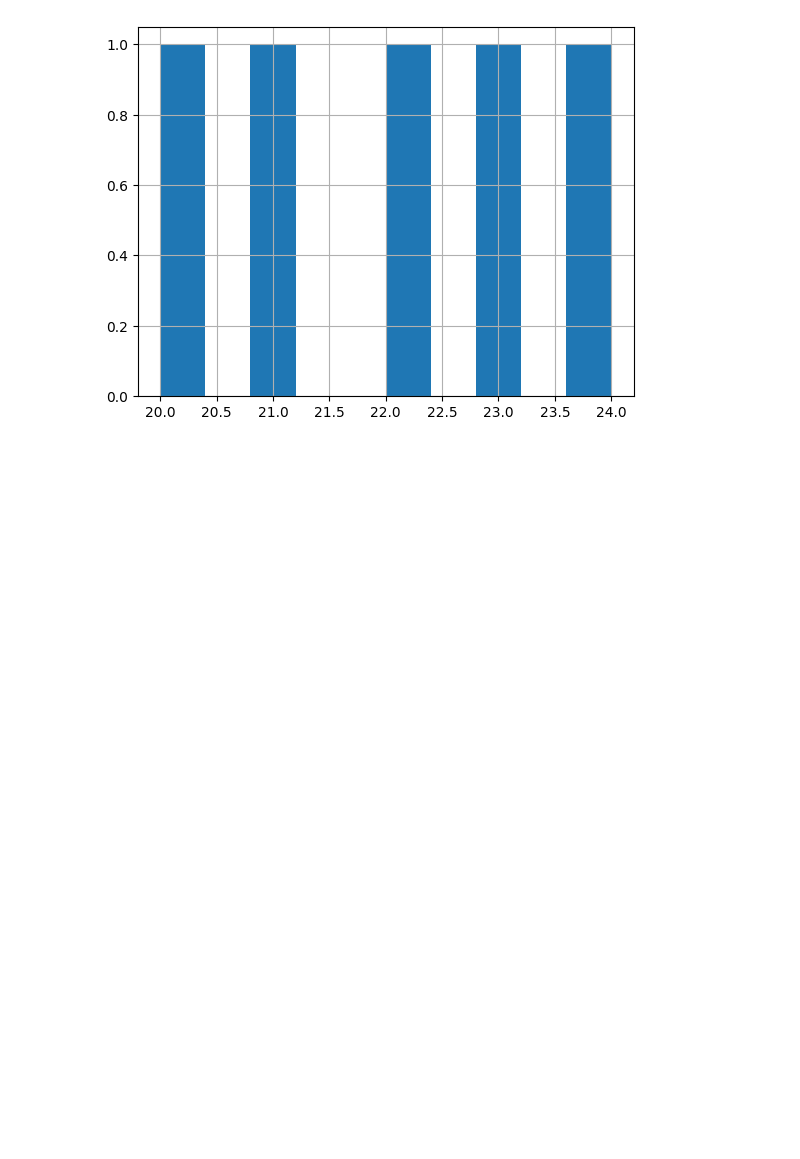
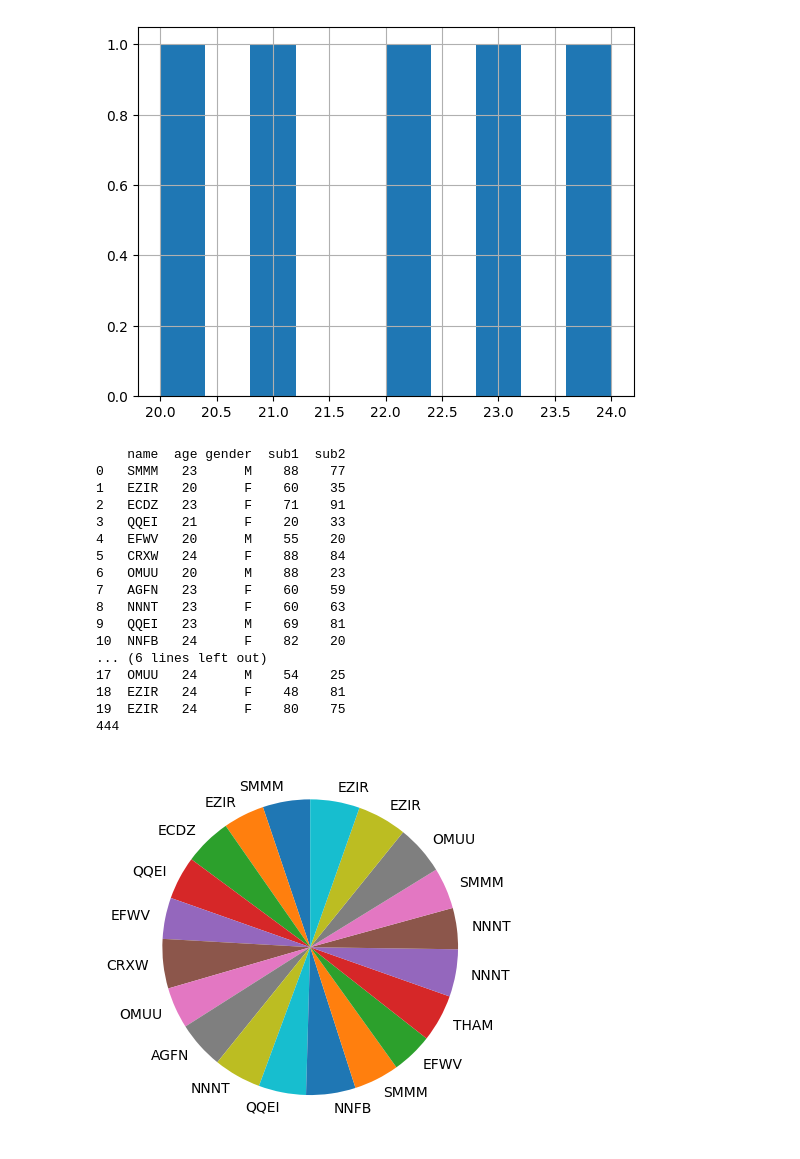
Before and after one commit to danush02/python_codes_Thamizhanbu, a Jupyter notebook: pandasCode.ipynb, the cells around one changed output. Saved outputs shown, nothing was run; the diff lists cells and outputs as text; code cells hidden in the pictures; blank space fills up the shorter version.

```diff
--- a/pandasCode.ipynb
+++ b/pandasCode.ipynb
@@ -107,0 +128,51 @@ af['age'].hist()
+# %%
+import pandas as pd
+import matplotlib.pyplot as plt
+
+def fileGenPandas(fileName,age):
+    df=pd.read_csv(fileName)
+    result=df[df["age"]>int(age)]
+    #print(result["name"])
+    #df["sub3"]=[10,20,30,40,50,60]#new column
+
+    print(df)
+    sum=0
+    for i in df["age"]:
+        sum+=i
+    print(sum)
+    #plt.bar(df["name"],df["age"])
+    #plt.plot(df["name"],df["age"])
+    plt.pie(df["age"],labels=df["name"],autopct='%1.1f%%',startangle=90)
+    #plt.xlabel('name')
+    #plt.ylabel('age')
+    #plt.show()
+# %%
+classDetails={"name":['STUT','THAM','RQZQ','JNEJ','CIRE','NNNT','SNJS','JUHG','QQEI','SMMM','WMZM','OMUU','EFWV','CRXW','JCKO','ECDZ','NNFB','EZIR','AGFN'],
+              "age":[23,24,24,23,23,23,24,20,23,20,20,21,21,24,22,25,20,24,21],
+              "gender":["F","M"],
+              "sub1":[85,48,58,23,60,54,69,82,71,78,55,54,60,71,80,20,88,60,61],
+              "sub2":[100,20,56,91,75,56,77,35,40,59,81,33,42,40,84,37,25,63,23]}
+fileName="randomData_file.csv"
+rowNum=int(input("Enter the number of rows to be inputed in the file:"))
+name=input("Enter the search name:")
+fileGeneration(classDetails,fileName,rowNum)
+fileGenPandas(fileName,name)
+# %% [output]
+    name  age gender  sub1  sub2
+0   SMMM   23      M    88    77
+1   EZIR   20      F    60    35
+2   ECDZ   23      F    71    91
+3   QQEI   21      F    20    33
+4   EFWV   20      M    55    20
+5   CRXW   24      F    88    84
+6   OMUU   20      M    88    23
+7   AGFN   23      F    60    59
+8   NNNT   23      F    60    63
+9   QQEI   23      M    69    81
+10  NNFB   24      F    82    20
+... (6 lines left out)
+17  OMUU   24      M    54    25
+18  EZIR   24      F    48    81
+19  EZIR   24      F    80    75
+444
+[figure, added]
```
Also changed, not shown: parts of 5 cells of this notebook, 13 other files.
